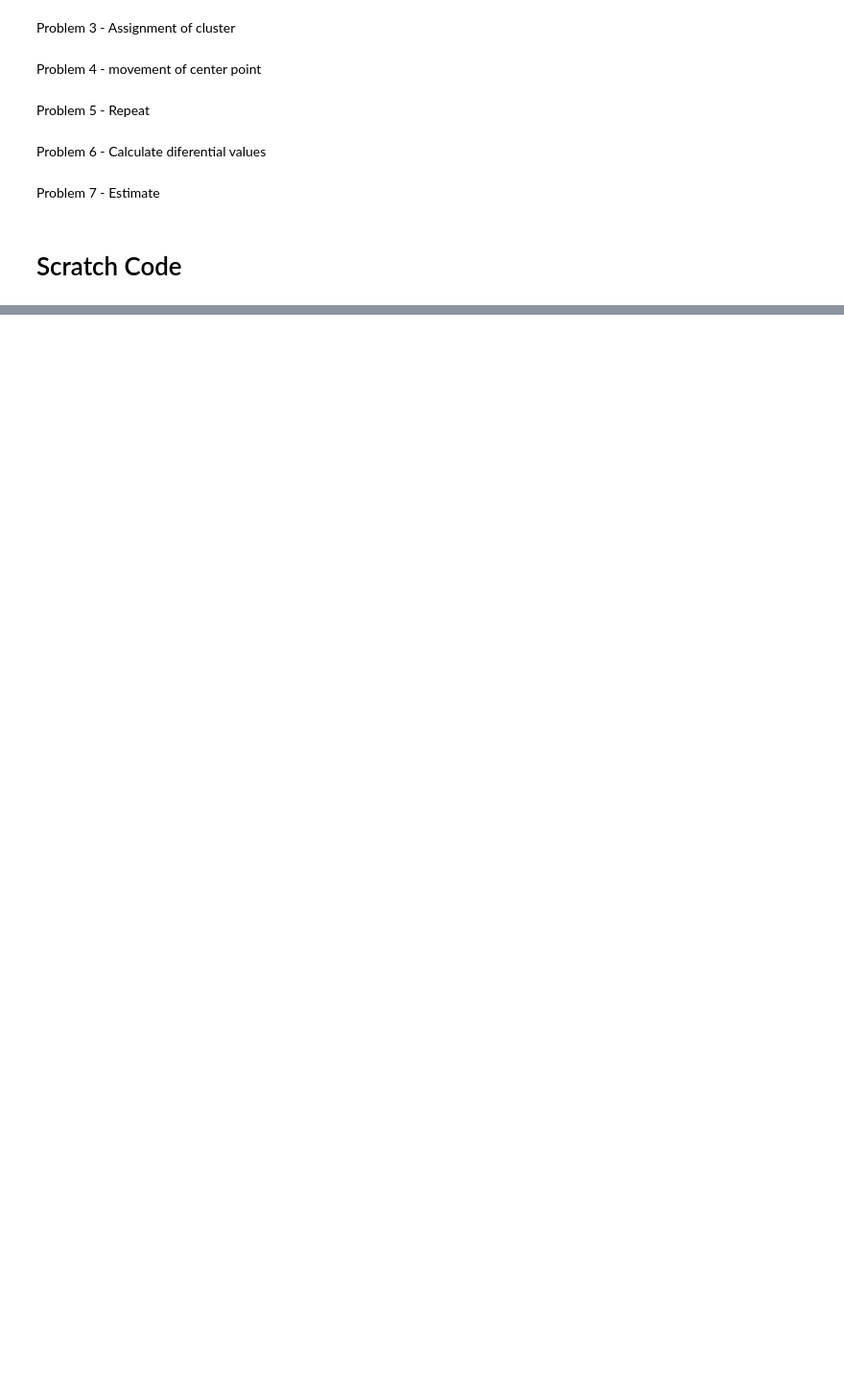
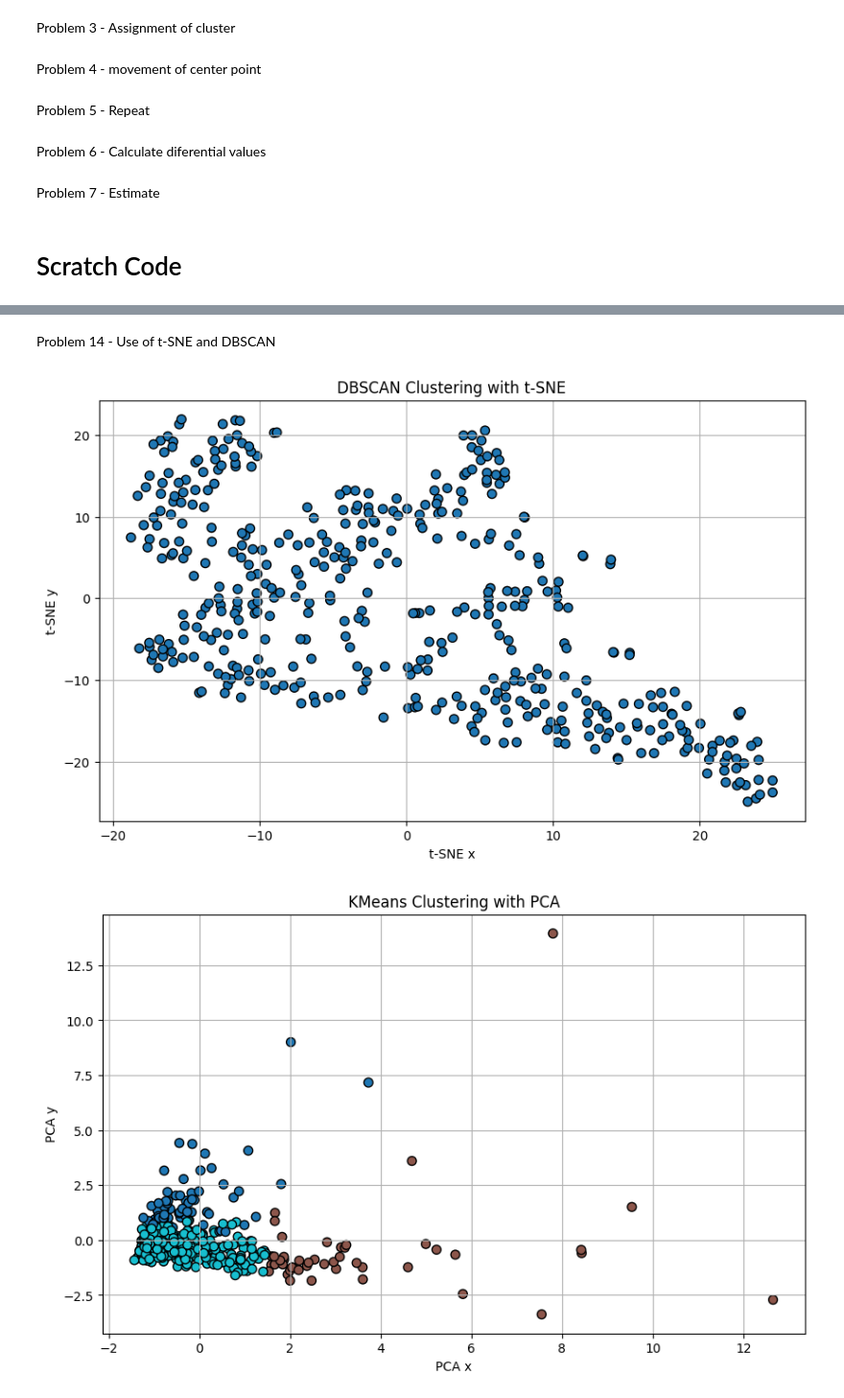
Before and after one commit to WalterPHD/Ai-Data, a Jupyter notebook: Clustering.ipynb, the cells around one changed output, grey strips where cells are left out. Shown at 96% size. Saved outputs shown, nothing was run; the diff lists cells and outputs as text; code cells hidden in the pictures; blank space fills up the shorter version.

```diff
--- a/Clustering.ipynb
+++ b/Clustering.ipynb
@@ -346,0 +697,53 @@ class ScratchKMeans():
+# %% [markdown]
+Problem 14 - Use of t-SNE and DBSCAN
+# %%
+from sklearn.manifold import TSNE
+from sklearn.cluster import DBSCAN
+from sklearn.preprocessing import StandardScaler
+from sklearn.decomposition import PCA
+import matplotlib.pyplot as plt
+import pandas as pd
+
+# Load data again
+data = pd.read_csv("Wholesale customers data.csv")
+X = data[["Fresh", "Milk", "Grocery", "Frozen", "Detergents_Paper", "Delicassen"]].values
+
+# Standardizing features
+scaler = StandardScaler()
+X_scaled = scaler.fit_transform(X)
+
+# Apply t-SNE for dimensionality reduction
+tsne = TSNE(n_components=2, perplexity=30, learning_rate=200, random_state=0)
+X_tsne = tsne.fit_transform(X_scaled)
+
+# Apply DBSCAN
+dbscan = DBSCAN(eps=0.8, min_samples=5)
+db_labels = dbscan.fit_predict(X_tsne)
+
+# Visualize clustering
+plt.figure(figsize=(10, 6))
+plt.scatter(X_tsne[:, 0], X_tsne[:, 1], c=db_labels, cmap="tab10", s=50, edgecolor="k")
+plt.title("DBSCAN Clustering with t-SNE")
+plt.xlabel("t-SNE x")
+plt.ylabel("t-SNE y")
+plt.grid(True)
+plt.show()
+
+# Comparasin with PCA + KMeans
+pca = PCA(n_components=2)
+X_pca = pca.fit_transform(X_scaled)
+
+from sklearn.cluster import KMeans
+kmeans = KMeans(n_clusters=3, random_state=0)
+kmeans_labels = kmeans.fit_predict(X_scaled)
+
+plt.figure(figsize=(10, 6))
+plt.scatter(X_pca[:, 0], X_pca[:, 1], c=kmeans_labels, cmap="tab10", s=50, edgecolor="k")
+plt.title("KMeans Clustering with PCA")
+plt.xlabel("PCA x")
+plt.ylabel("PCA y")
+plt.grid(True)
+plt.show()
+# %% [output]
+[figure, added]
+[figure, added]
```
Also changed, not shown: parts of 19 cells of this notebook.
